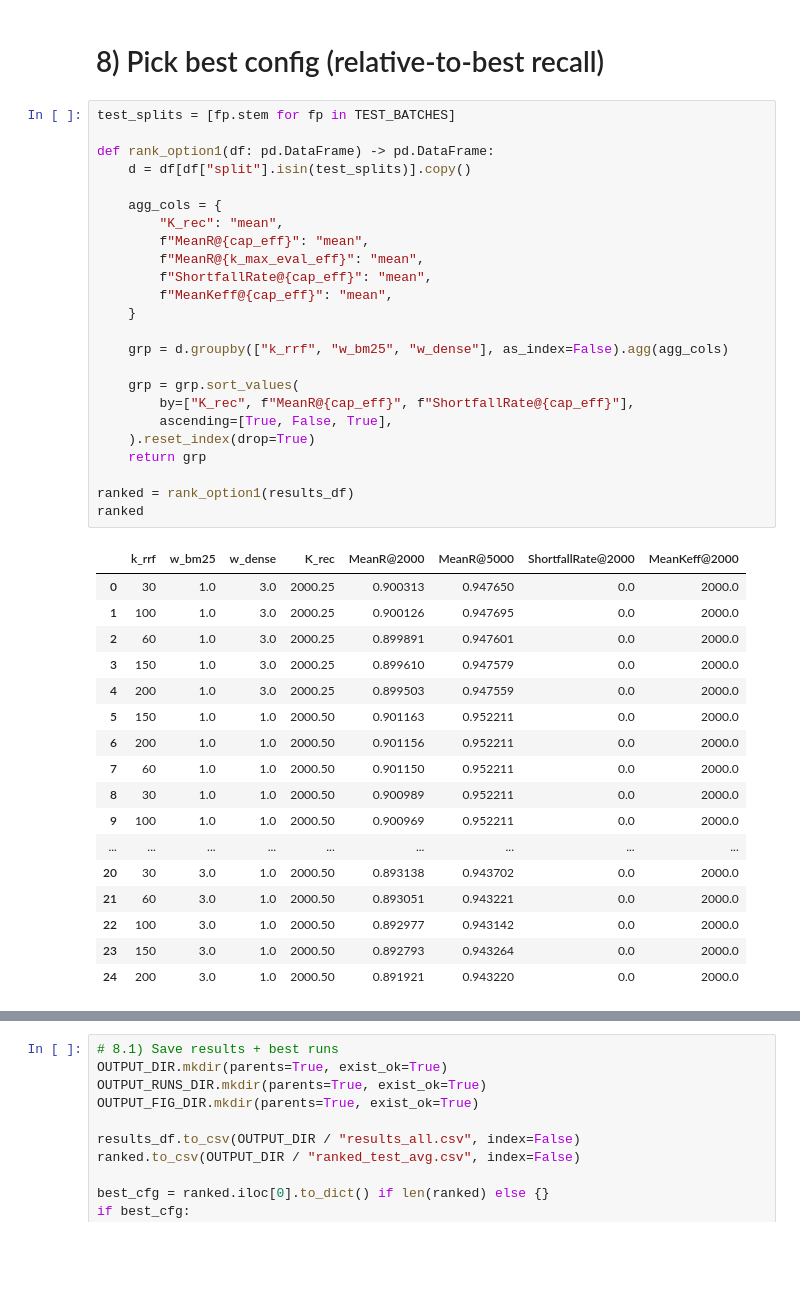
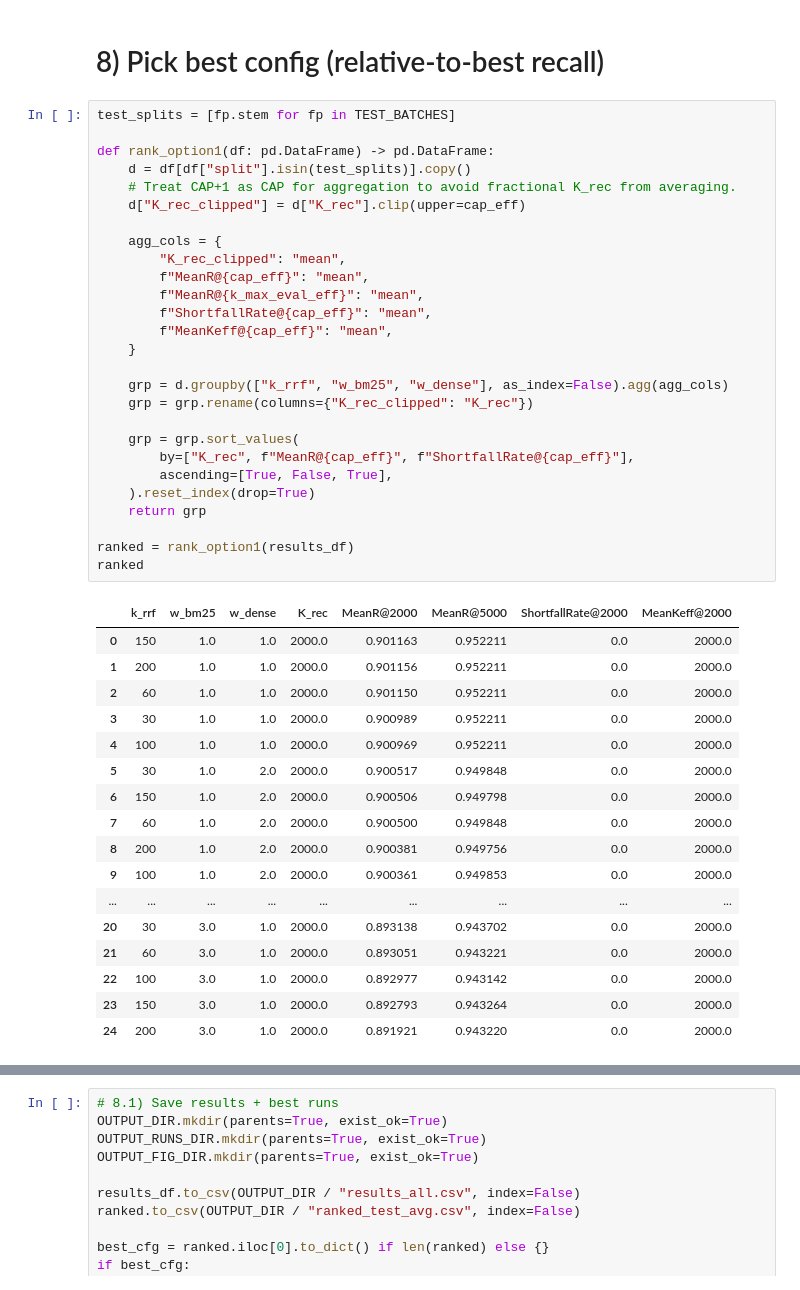
Before and after one commit to fulaibaowang/BioASQ, a Jupyter notebook: notebooks/hybird.ipynb, the cells around one changed output, grey strips where cells are left out. Cells and saved outputs as stored; diff of their text form; blank space fills up the shorter version.

```diff
--- a/notebooks/hybird.ipynb
+++ b/notebooks/hybird.ipynb
@@ -535,45 +535,48 @@ ks_eval: (200, 431, 928, 2000, 5000)
 # %%
 test_splits = [fp.stem for fp in TEST_BATCHES]
 
 def rank_option1(df: pd.DataFrame) -> pd.DataFrame:
     d = df[df["split"].isin(test_splits)].copy()
+    # Treat CAP+1 as CAP for aggregation to avoid fractional K_rec from averaging.
+    d["K_rec_clipped"] = d["K_rec"].clip(upper=cap_eff)
 
     agg_cols = {
-        "K_rec": "mean",
+        "K_rec_clipped": "mean",
         f"MeanR@{cap_eff}": "mean",
         f"MeanR@{k_max_eval_eff}": "mean",
         f"ShortfallRate@{cap_eff}": "mean",
         f"MeanKeff@{cap_eff}": "mean",
     }
 
     grp = d.groupby(["k_rrf", "w_bm25", "w_dense"], as_index=False).agg(agg_cols)
+    grp = grp.rename(columns={"K_rec_clipped": "K_rec"})
 
     grp = grp.sort_values(
         by=["K_rec", f"MeanR@{cap_eff}", f"ShortfallRate@{cap_eff}"],
         ascending=[True, False, True],
     ).reset_index(drop=True)
     return grp
 
 ranked = rank_option1(results_df)
 ranked
 # %% [output]
 |  | k_rrf | w_bm25 | w_dense | K_rec | MeanR@2000 | MeanR@5000 | ShortfallRate@2000 | MeanKeff@2000 |
-| 0 | 30 | 1.0 | 3.0 | 2000.25 | 0.900313 | 0.947650 | 0.0 | 2000.0 |
-| 1 | 100 | 1.0 | 3.0 | 2000.25 | 0.900126 | 0.947695 | 0.0 | 2000.0 |
-| 2 | 60 | 1.0 | 3.0 | 2000.25 | 0.899891 | 0.947601 | 0.0 | 2000.0 |
-| 3 | 150 | 1.0 | 3.0 | 2000.25 | 0.899610 | 0.947579 | 0.0 | 2000.0 |
-| 4 | 200 | 1.0 | 3.0 | 2000.25 | 0.899503 | 0.947559 | 0.0 | 2000.0 |
-| 5 | 150 | 1.0 | 1.0 | 2000.50 | 0.901163 | 0.952211 | 0.0 | 2000.0 |
-| 6 | 200 | 1.0 | 1.0 | 2000.50 | 0.901156 | 0.952211 | 0.0 | 2000.0 |
-| 7 | 60 | 1.0 | 1.0 | 2000.50 | 0.901150 | 0.952211 | 0.0 | 2000.0 |
-| 8 | 30 | 1.0 | 1.0 | 2000.50 | 0.900989 | 0.952211 | 0.0 | 2000.0 |
-| 9 | 100 | 1.0 | 1.0 | 2000.50 | 0.900969 | 0.952211 | 0.0 | 2000.0 |
+| 0 | 150 | 1.0 | 1.0 | 2000.0 | 0.901163 | 0.952211 | 0.0 | 2000.0 |
+| 1 | 200 | 1.0 | 1.0 | 2000.0 | 0.901156 | 0.952211 | 0.0 | 2000.0 |
+| 2 | 60 | 1.0 | 1.0 | 2000.0 | 0.901150 | 0.952211 | 0.0 | 2000.0 |
+| 3 | 30 | 1.0 | 1.0 | 2000.0 | 0.900989 | 0.952211 | 0.0 | 2000.0 |
+| 4 | 100 | 1.0 | 1.0 | 2000.0 | 0.900969 | 0.952211 | 0.0 | 2000.0 |
+| 5 | 30 | 1.0 | 2.0 | 2000.0 | 0.900517 | 0.949848 | 0.0 | 2000.0 |
+| 6 | 150 | 1.0 | 2.0 | 2000.0 | 0.900506 | 0.949798 | 0.0 | 2000.0 |
+| 7 | 60 | 1.0 | 2.0 | 2000.0 | 0.900500 | 0.949848 | 0.0 | 2000.0 |
+| 8 | 200 | 1.0 | 2.0 | 2000.0 | 0.900381 | 0.949756 | 0.0 | 2000.0 |
+| 9 | 100 | 1.0 | 2.0 | 2000.0 | 0.900361 | 0.949853 | 0.0 | 2000.0 |
 | ... | ... | ... | ... | ... | ... | ... | ... | ... |
-| 20 | 30 | 3.0 | 1.0 | 2000.50 | 0.893138 | 0.943702 | 0.0 | 2000.0 |
-| 21 | 60 | 3.0 | 1.0 | 2000.50 | 0.893051 | 0.943221 | 0.0 | 2000.0 |
-| 22 | 100 | 3.0 | 1.0 | 2000.50 | 0.892977 | 0.943142 | 0.0 | 2000.0 |
-| 23 | 150 | 3.0 | 1.0 | 2000.50 | 0.892793 | 0.943264 | 0.0 | 2000.0 |
-| 24 | 200 | 3.0 | 1.0 | 2000.50 | 0.891921 | 0.943220 | 0.0 | 2000.0 |
+| 20 | 30 | 3.0 | 1.0 | 2000.0 | 0.893138 | 0.943702 | 0.0 | 2000.0 |
+| 21 | 60 | 3.0 | 1.0 | 2000.0 | 0.893051 | 0.943221 | 0.0 | 2000.0 |
+| 22 | 100 | 3.0 | 1.0 | 2000.0 | 0.892977 | 0.943142 | 0.0 | 2000.0 |
+| 23 | 150 | 3.0 | 1.0 | 2000.0 | 0.892793 | 0.943264 | 0.0 | 2000.0 |
+| 24 | 200 | 3.0 | 1.0 | 2000.0 | 0.891921 | 0.943220 | 0.0 | 2000.0 |
 # %%
 best = ranked.iloc[0].to_dict() if len(ranked) else {}
 best
```
Also changed, not shown: parts of 3 cells of this notebook, 3 other files.
